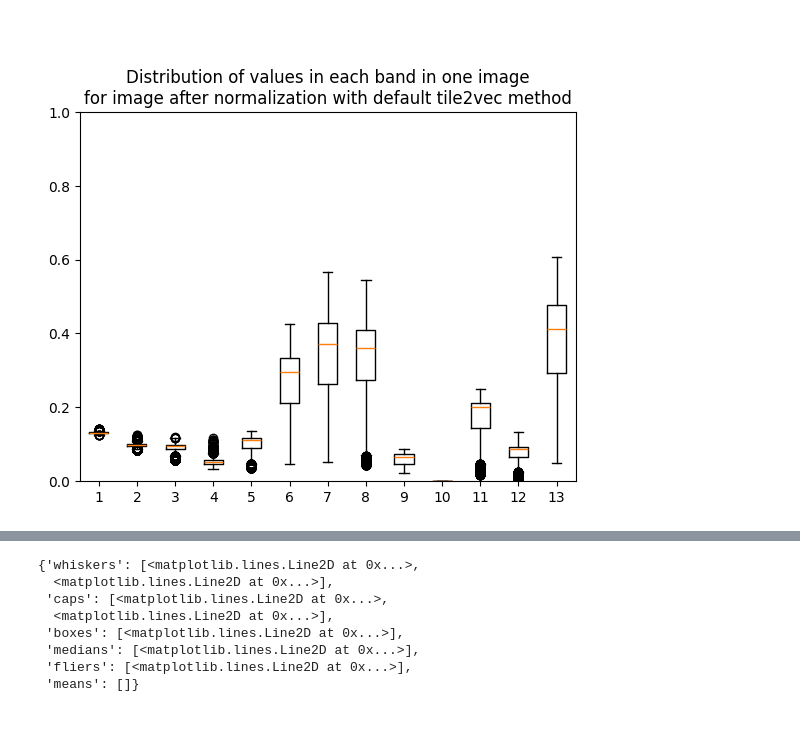
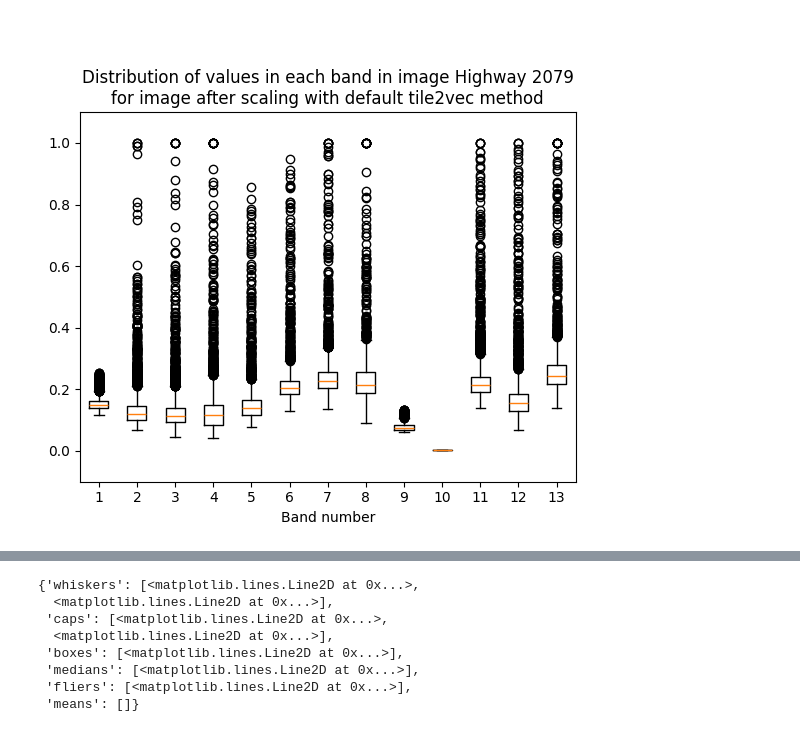
Before and after one commit to FilipLangiewicz/WB_projekt, a Jupyter notebook: code/data_preprocessing.ipynb, the cells around one changed output, grey strips where cells are left out. Drawn from its saved outputs; the diff is of its cells as text; code cells hidden in the pictures.

```diff
--- a/code/data_preprocessing.ipynb
+++ b/code/data_preprocessing.ipynb
@@ -253,11 +255,12 @@ clip_min = 0
 clip_max = 10000
 tile2vec_img = np.clip(img, clip_min, clip_max) / (clip_max - clip_min)
 # %%
-bands = [tile2vec_img[:, :, i].flatten() for i in range(tile2vec_img.shape[2]) ]
+bands = [tile2vec_img[i, :, :].flatten() for i in range(tile2vec_img.shape[0]) ]
 # %%
 plt.boxplot(bands)
-plt.title("Distribution of values in each band in one image\nfor image after normalization with default tile2vec method")
-plt.ylim([0, 1])
+plt.title(f"Distribution of values in each band in image Highway 2079\nfor image after scaling with default tile2vec method")
+plt.ylim([-0.1, 1.1])
+plt.xlabel("Band number")
 plt.show()
 # %% [output]
-[figure, old version]
+[figure, new version]
```
Also changed, not shown: parts of 3 cells of this notebook.
